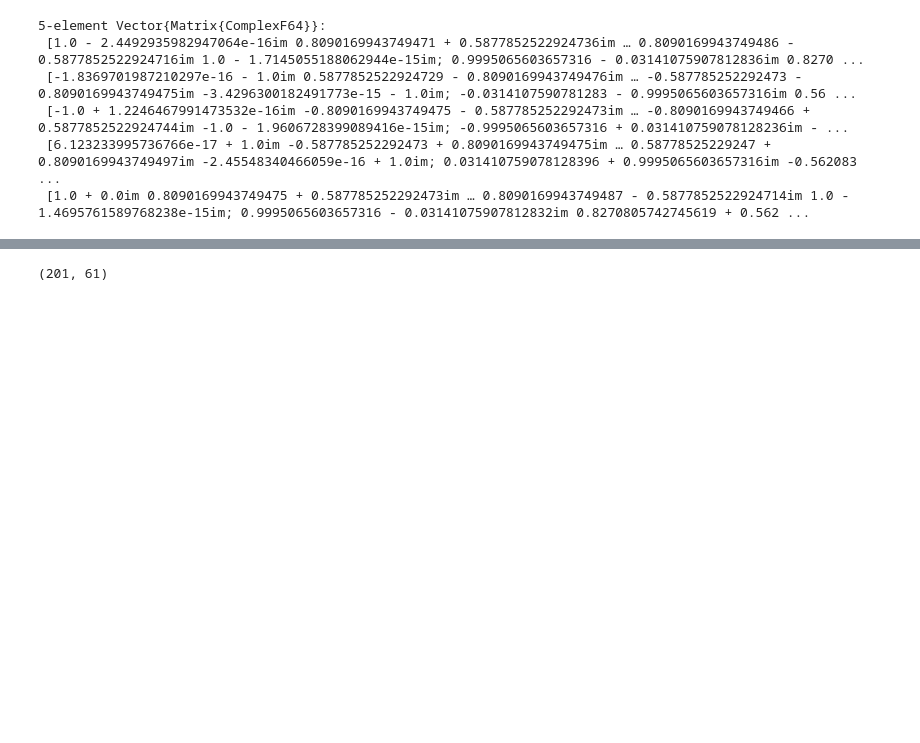
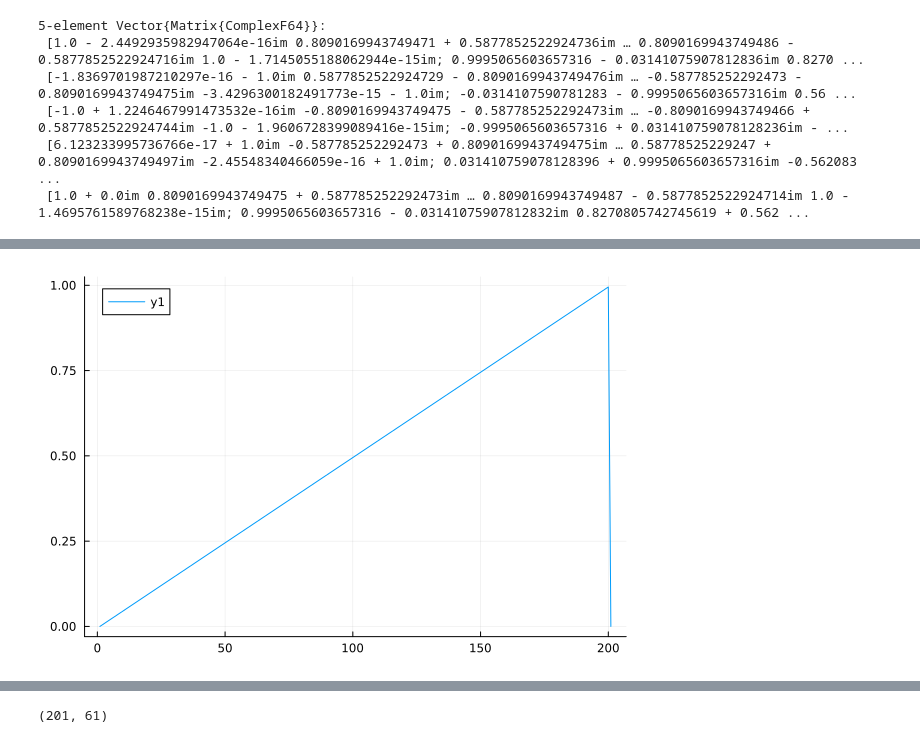
Before and after one commit to wilkieolin/PhasorNetworks.jl, a Jupyter notebook: demos/domains.ipynb, the cells around one changed output, grey strips where cells are left out. Drawn from its saved outputs; the diff is of its cells as text; code cells hidden in the pictures; blank space fills up the shorter version.

```diff
--- a/demos/domains.ipynb
+++ b/demos/domains.ipynb
@@ -111,0 +136,4 @@ us = [phase_to_potential(phases, tms, offset = o, spk_args=sa) for o in offsets]
+# %%
+plot(mod.(-1 * angle.(ss), 2*pi) / period_to_angfreq(sa.t_period))
+# %% [output]
+[figure, added]
```
Also changed, not shown: parts of 23 cells of this notebook, 1 other file.
